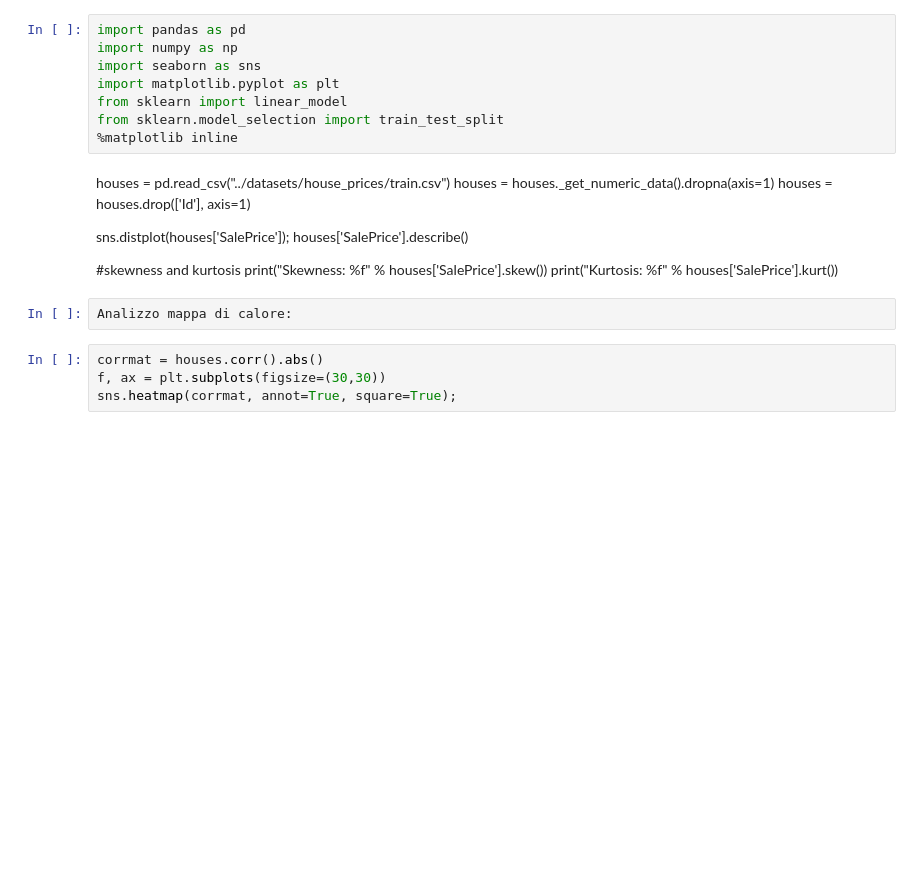
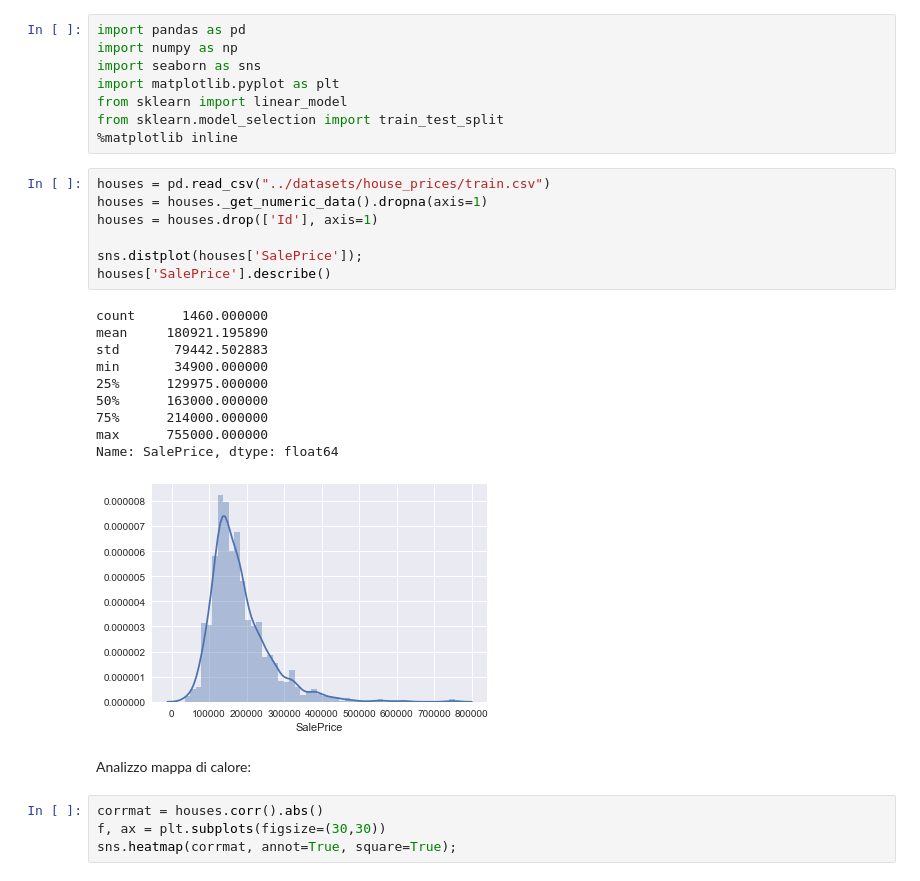
Before and after one commit to lipry/DatascienceFriday, a Jupyter notebook: source/HousePricesPrediction.ipynb, the cells around one changed output. Saved outputs shown, nothing was run; the diff lists cells and outputs as text; blank space fills up the shorter version.

```diff
--- a/source/HousePricesPrediction.ipynb
+++ b/source/HousePricesPrediction.ipynb
@@ -15,20 +15,26 @@ import matplotlib.pyplot as plt
 from sklearn import linear_model
 from sklearn.model_selection import train_test_split
 %matplotlib inline
-# %% [markdown]
-houses = pd.read_csv("../datasets/house_prices/train.csv")
-houses = houses._get_numeric_data().dropna(axis=1)
-houses = houses.drop(['Id'], axis=1)
-
-sns.distplot(houses['SalePrice']);
-houses['SalePrice'].describe()
-
-
-#skewness and kurtosis
-print("Skewness: %f" % houses['SalePrice'].skew())
-print("Kurtosis: %f" % houses['SalePrice'].kurt())
-# %%
-Analizzo mappa di calore:
+# %%
+houses = pd.read_csv("../datasets/house_prices/train.csv")
+houses = houses._get_numeric_data().dropna(axis=1)
+houses = houses.drop(['Id'], axis=1)
+
+sns.distplot(houses['SalePrice']);
+houses['SalePrice'].describe()
+# %% [output]
+count      1460.000000
+mean     180921.195890
+std       79442.502883
+min       34900.000000
+25%      129975.000000
+50%      163000.000000
+75%      214000.000000
+max      755000.000000
+Name: SalePrice, dtype: float64
+[figure, added]
+# %% [markdown]
+Analizzo mappa di calore:
 # %%
 corrmat = houses.corr().abs()
 f, ax = plt.subplots(figsize=(30,30))
```
